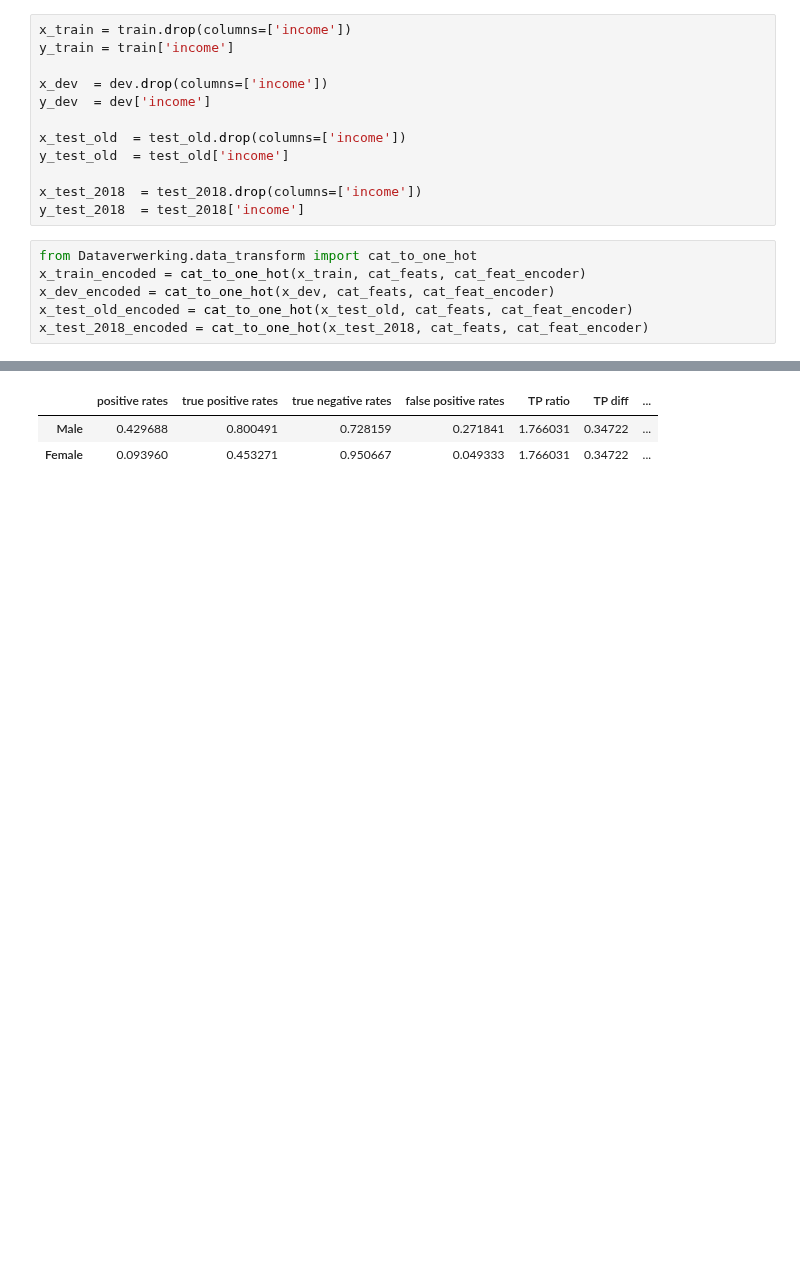
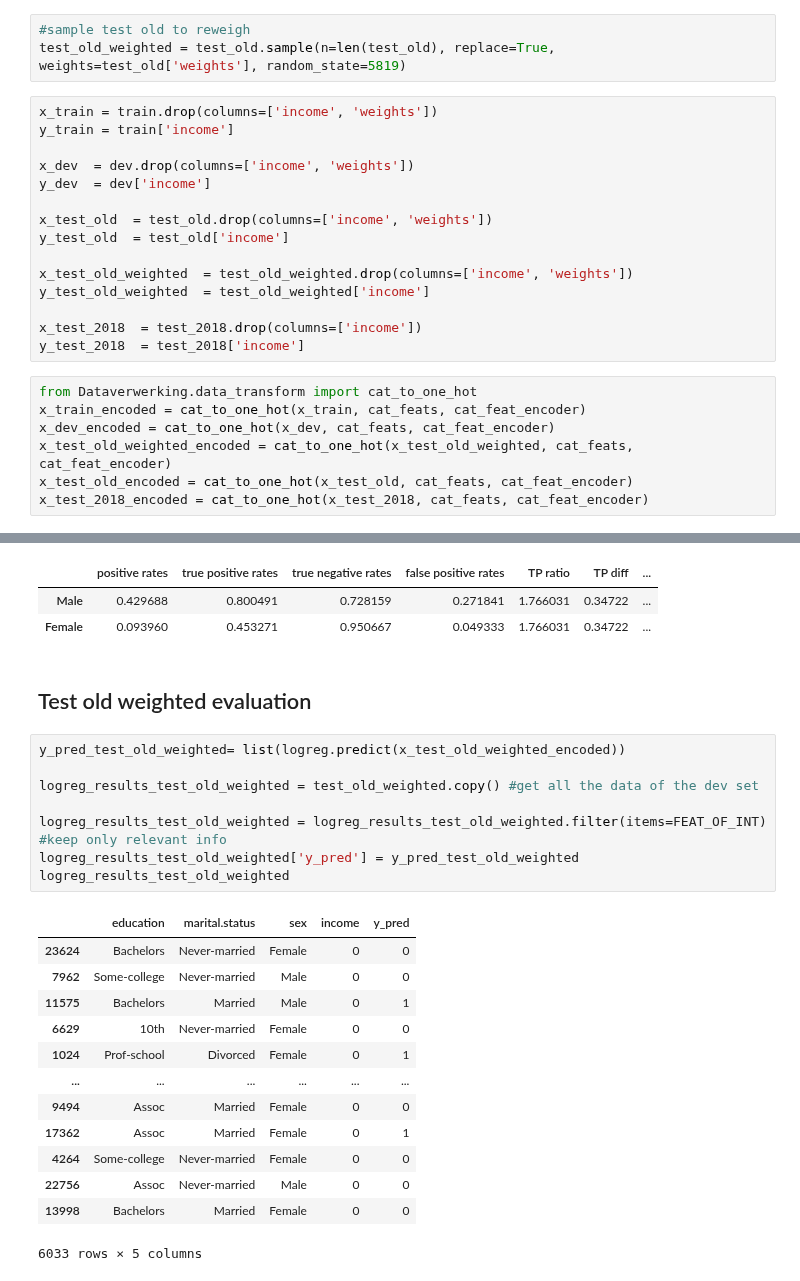
Before and after one commit to JipSchoneveld/HCML_project, a Jupyter notebook: train.ipynb, the cells around one changed output, grey strips where cells are left out. Saved outputs shown, nothing was run; the diff lists cells and outputs as text; blank space fills up the shorter version.

```diff
--- a/train.ipynb
+++ b/train.ipynb
@@ -91,15 +108,21 @@ test_2018 = data_2018
 print(f"Train size: {len(train)}, dev size: {len(dev)}, test old size: {len(test_old)}, test 2018 size: {len(test_2018)}")
 # %% [output]
 Train size: 21113, dev size: 3016, test old size: 6033, test 2018 size: 1667195
+# %%
+#sample test old to reweigh
+test_old_weighted = test_old.sample(n=len(test_old), replace=True, weights=test_old['weights'], random_state=5819)
 # %%
-x_train = train.drop(columns=['income'])
+x_train = train.drop(columns=['income', 'weights'])
 y_train = train['income']
 
-x_dev  = dev.drop(columns=['income'])
+x_dev  = dev.drop(columns=['income', 'weights'])
 y_dev  = dev['income']
 
-x_test_old  = test_old.drop(columns=['income'])
+x_test_old  = test_old.drop(columns=['income', 'weights'])
 y_test_old  = test_old['income']
+
+x_test_old_weighted  = test_old_weighted.drop(columns=['income', 'weights'])
+y_test_old_weighted  = test_old_weighted['income']
 
 x_test_2018  = test_2018.drop(columns=['income'])
 y_test_2018  = test_2018['income']
@@ -107,6 +130,7 @@ y_test_2018  = test_2018['income']
 from Dataverwerking.data_transform import cat_to_one_hot
 x_train_encoded = cat_to_one_hot(x_train, cat_feats, cat_feat_encoder)
 x_dev_encoded = cat_to_one_hot(x_dev, cat_feats, cat_feat_encoder)
+x_test_old_weighted_encoded = cat_to_one_hot(x_test_old_weighted, cat_feats, cat_feat_encoder)
 x_test_old_encoded = cat_to_one_hot(x_test_old, cat_feats, cat_feat_encoder)
 x_test_2018_encoded = cat_to_one_hot(x_test_2018, cat_feats, cat_feat_encoder)
 # %%
@@ -367,3 +377,27 @@ logreg_fair_eval_test_old
 |  | positive rates | true positive rates | true negative rates | false positive rates | TP ratio | TP diff | ... |
 | Male | 0.429688 | 0.800491 | 0.728159 | 0.271841 | 1.766031 | 0.34722 | ... |
 | Female | 0.093960 | 0.453271 | 0.950667 | 0.049333 | 1.766031 | 0.34722 | ... |
+# %% [markdown]
+## Test old weighted evaluation
+# %%
+y_pred_test_old_weighted= list(logreg.predict(x_test_old_weighted_encoded))
+
+logreg_results_test_old_weighted = test_old_weighted.copy() #get all the data of the dev set
+
+logreg_results_test_old_weighted = logreg_results_test_old_weighted.filter(items=FEAT_OF_INT) #keep only relevant info
+logreg_results_test_old_weighted['y_pred'] = y_pred_test_old_weighted
+logreg_results_test_old_weighted
+# %% [output]
+|  | education | marital.status | sex | income | y_pred |
+| 23624 | Bachelors | Never-married | Female | 0 | 0 |
+| 7962 | Some-college | Never-married | Male | 0 | 0 |
+| 11575 | Bachelors | Married | Male | 0 | 1 |
+| 6629 | 10th | Never-married | Female | 0 | 0 |
+| 1024 | Prof-school | Divorced | Female | 0 | 1 |
+| ... | ... | ... | ... | ... | ... |
+| 9494 | Assoc | Married | Female | 0 | 0 |
+| 17362 | Assoc | Married | Female | 0 | 1 |
+| 4264 | Some-college | Never-married | Female | 0 | 0 |
+| 22756 | Assoc | Never-married | Male | 0 | 0 |
+| 13998 | Bachelors | Married | Female | 0 | 0 |
+6033 rows × 5 columns
```
Also changed, not shown: parts of 11 cells of this notebook, 2 other files.
